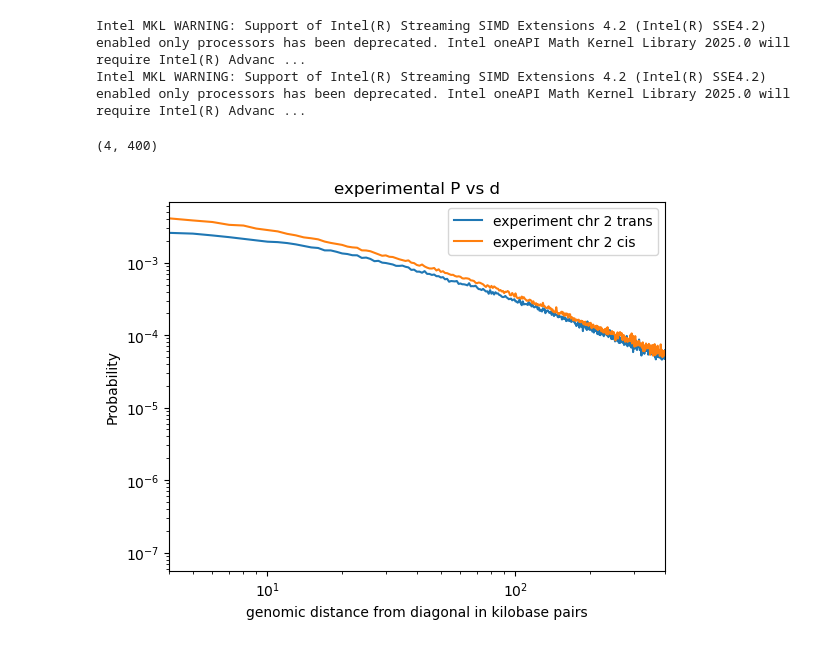
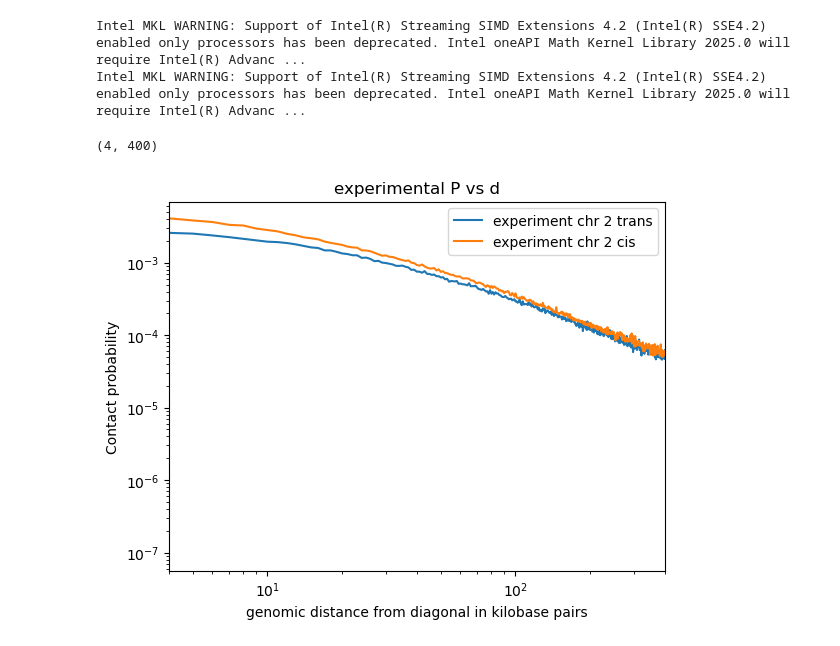
Before and after one commit to DiPierroLab/Douglas, a Jupyter notebook: 6_extra_tools/P_vs_d_experimental_compare_computational.ipynb, the cells around one changed output. Saved outputs shown, nothing was run; the diff lists cells and outputs as text; code cells hidden in the pictures.

```diff
--- a/6_extra_tools/P_vs_d_experimental_compare_computational.ipynb
+++ b/6_extra_tools/P_vs_d_experimental_compare_computational.ipynb
@@ -84,21 +90,21 @@ d_simulation_2500beads = np.arange(0,2500) # 0, 1, ..., 2499
 # %%
 # Double check plot experimental trans and cis (maternal) diagonal for chromosome 2
 
 #plot
 plt.plot(d_experiment_20000kb, P_trans_experiment, label='experiment chr 2 trans')
 plt.plot(d_experiment_20000kb, P_cis_experiment, label='experiment chr 2 cis')
 
 # Plot settings
 plt.title('experimental P vs d')
 plt.legend()
 plt.xlabel('genomic distance from diagonal in kilobase pairs')
 plt.xscale('log')
-plt.ylabel('Probability')
+plt.ylabel('Contact probability')
 plt.yscale('log')
 plt.xlim(4,400)
 # %% [output]
 (4, 400)
-[figure, old version]
+[figure, new version]
 # %%
 # CIS
 # Plot average normalized cis Hi-C contact probability vs genomic distance (in kilobases)
```
Also changed, not shown: parts of 4 cells of this notebook, 3 other files.
